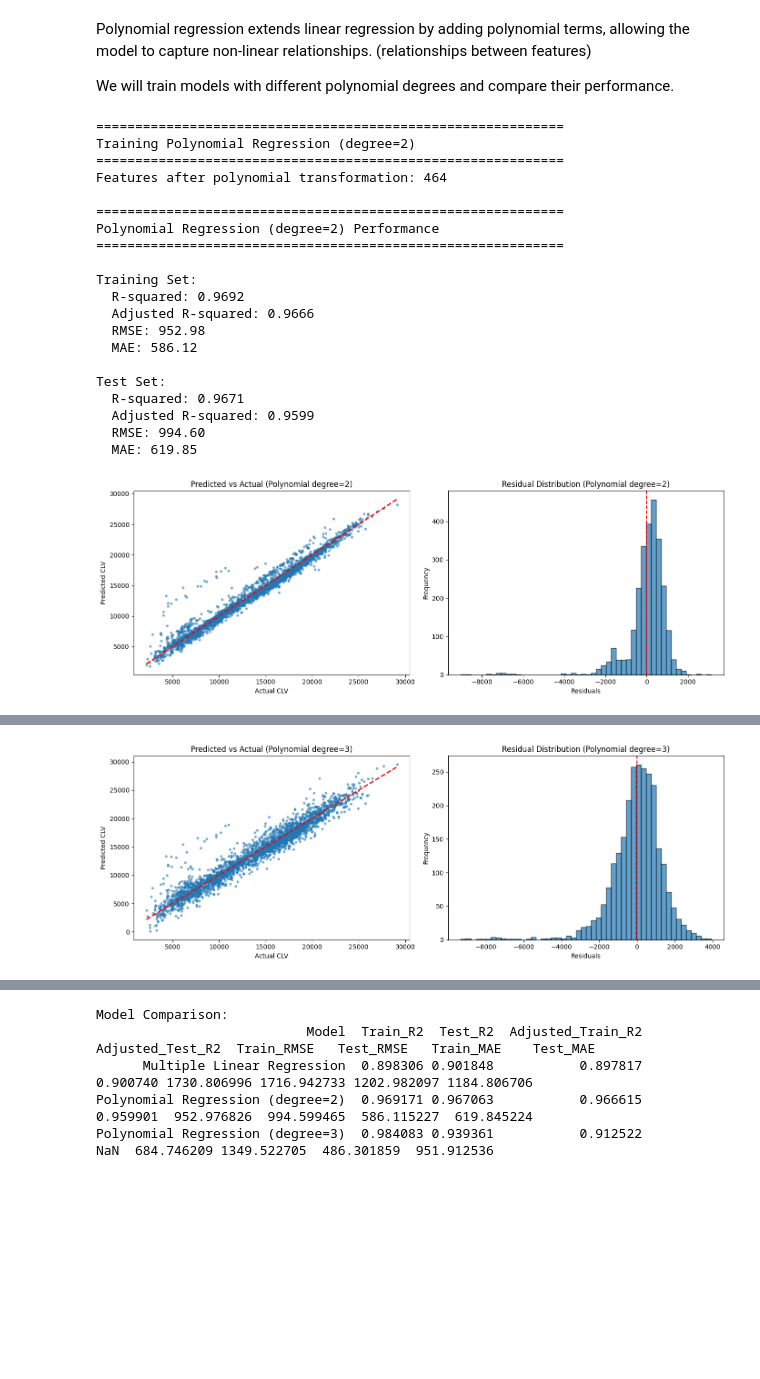
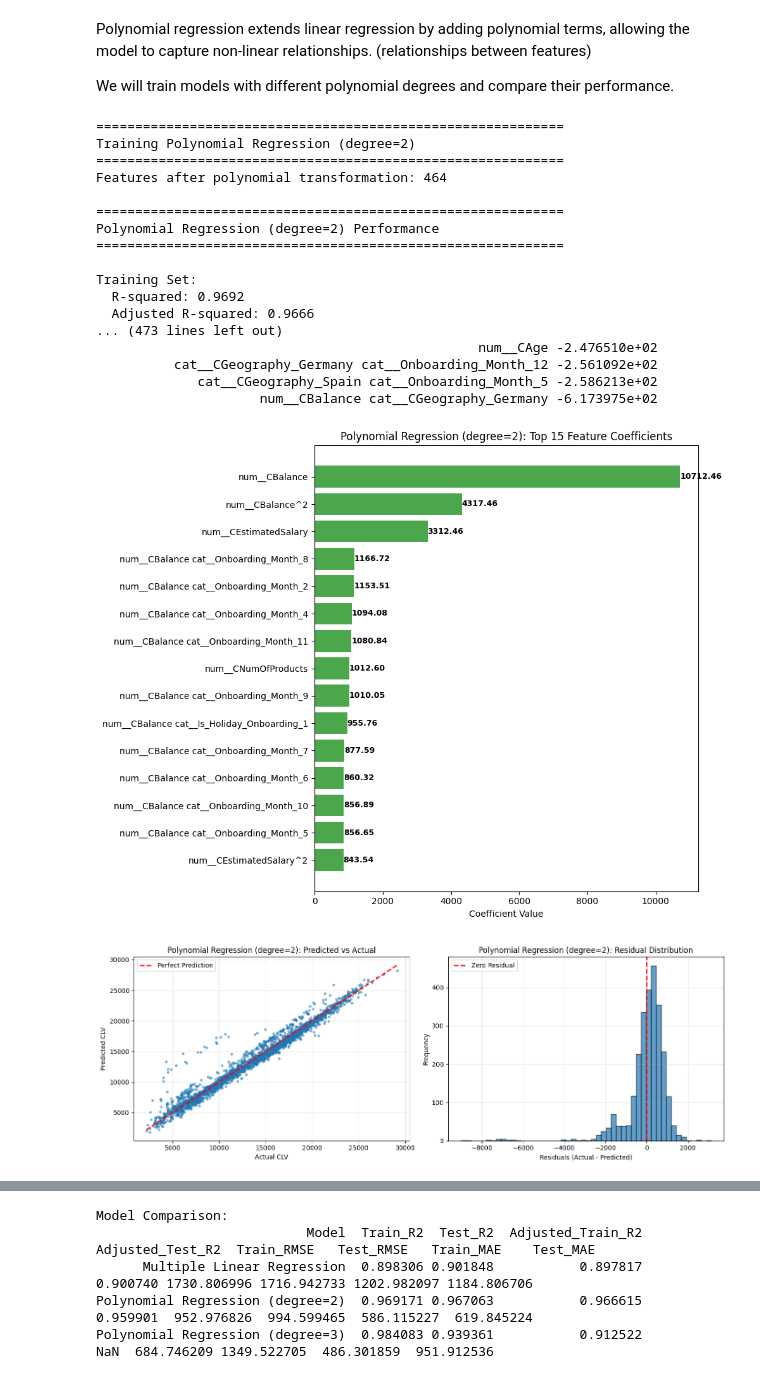
Before and after one commit to nncsimo/DSML2526, a Jupyter notebook: Abgabe/Assignment_02_3214721.ipynb, the cells around one changed output, grey strips where cells are left out. Drawn from its saved outputs; the diff is of its cells as text; code cells hidden in the pictures; blank space fills up the shorter version.

Commit message:
Updated the evaluate_model function to include all relevant metrices and plots. Finished Task 3, including interpretation.

```diff
--- a/Abgabe/Assignment_02_3214721.ipynb
+++ b/Abgabe/Assignment_02_3214721.ipynb
@@ -838,66 +940,48 @@ for degree in [2, 3]:
     print(f"Features after polynomial transformation: {X_train_poly.shape[1]}")
 
     # Train model
     poly_model = LinearRegression()
     poly_model.fit(X_train_poly, y_train)
 
     # Evaluate
     metrics, pred = evaluate_model(
-        poly_model, X_train_poly, X_test_poly,
-        y_train, y_test, f"Polynomial Regression (degree={degree})"
+        poly_model,
+        X_train_poly,
+        X_test_poly,
+        y_train,
+        y_test,
+        model_name = f"Polynomial Regression (degree={degree})",
+        feature_names = poly.get_feature_names_out(X_train_processed_df.columns)
+
     )
-
-    # Plot predicted vs actual and residuals
-    fig, axes = plt.subplots(1, 2, figsize=(14, 5))
-
-    residuals = y_test - pred
-
-    # Plot 1: Regression Fit (Actual vs Predicted)
-    axes[0].scatter(y_test, pred, alpha=0.5, s=10)
-    axes[0].plot([y_test.min(), y_test.max()], [y_test.min(), y_test.max()], 'r--', lw=2)
-    axes[0].set_xlabel('Actual CLV')
-    axes[0].set_ylabel('Predicted CLV')
-    axes[0].set_title(f'Predicted vs Actual (Polynomial degree={degree})')
-
-    # Plot 2: Residuals Distribution
-    axes[1].hist(residuals, bins=50, edgecolor='black', alpha=0.7)
-    axes[1].axvline(0, color='red', linestyle='--')
-    axes[1].set_xlabel('Residuals')
-    axes[1].set_ylabel('Frequency')
-    axes[1].set_title(f'Residual Distribution (Polynomial degree={degree})')
-
-    plt.tight_layout()
-    plt.show()
 
     poly_results.append({
         'degree': degree,
         'model': poly_model,
         'poly_transformer': poly,
         'metrics': metrics,
         'predictions': pred
     })
 # %% [output]
 ============================================================
 Training Polynomial Regression (degree=2)
 ============================================================
 Features after polynomial transformation: 464
 
 ============================================================
 Polynomial Regression (degree=2) Performance
 ============================================================
 
 Training Set:
   R-squared: 0.9692
   Adjusted R-squared: 0.9666
-  RMSE: 952.98
-  MAE: 586.12
-
-Test Set:
-  R-squared: 0.9671
-  Adjusted R-squared: 0.9599
-  RMSE: 994.60
-  MAE: 619.85
+... (473 lines left out)
+                                                 num__CAge -2.476510e+02
+          cat__CGeography_Germany cat__Onboarding_Month_12 -2.561092e+02
+             cat__CGeography_Spain cat__Onboarding_Month_5 -2.586213e+02
+                     num__CBalance cat__CGeography_Germany -6.173975e+02
-[figure, old version]
+[figure, new version]
+[figure, new version]
 ============================================================
 Training Polynomial Regression (degree=3)
 ============================================================
@@ -921 +1001,0 @@ Test Set:
-[figure, old version]
```
Also changed, not shown: parts of 18 cells of this notebook.
